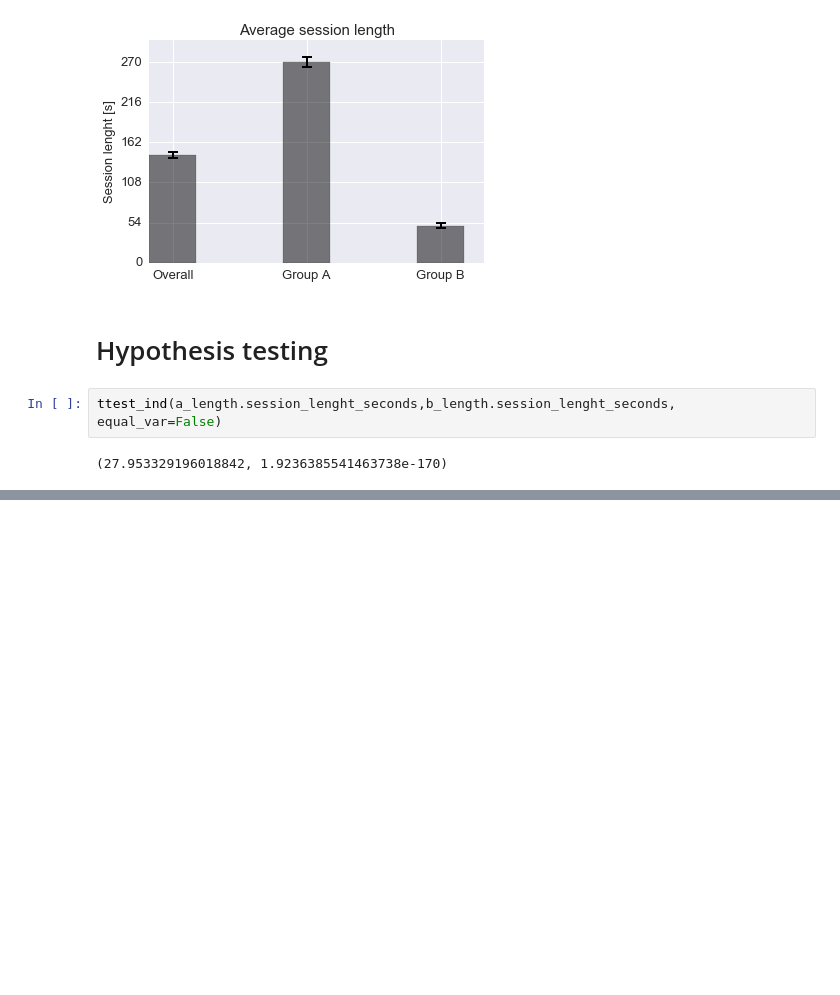
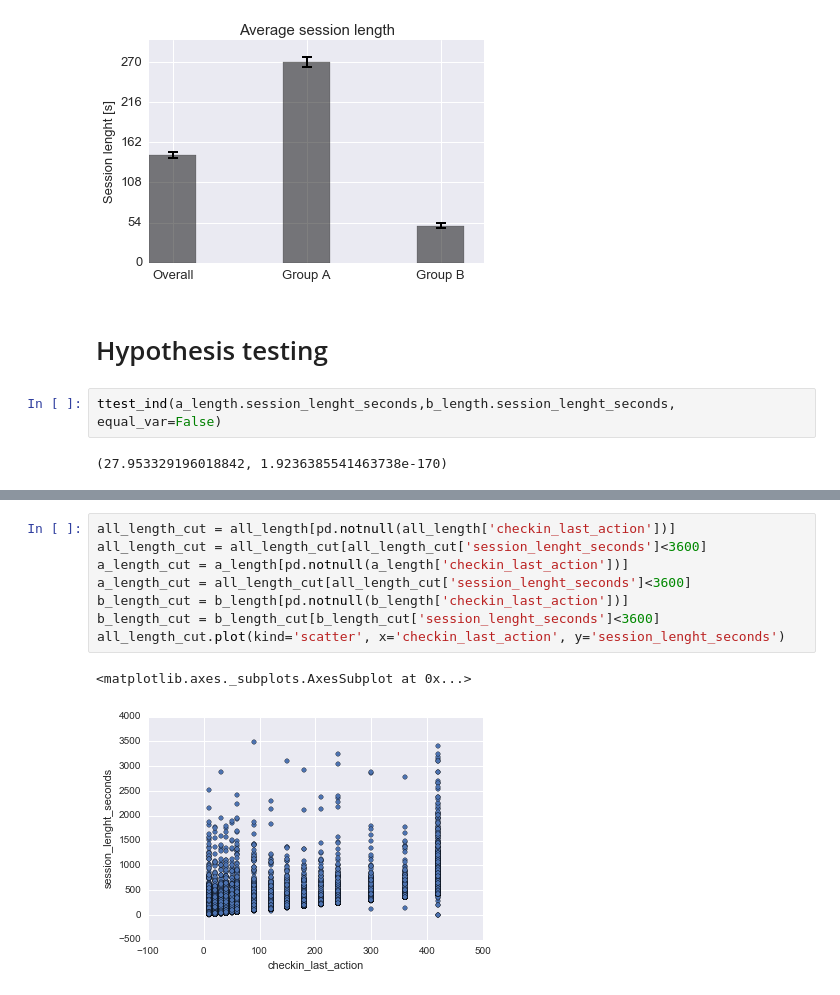
Before and after one commit to zuzannna/AB-Testing-Bayes, a Jupyter notebook: AB_Testing_Bayes.ipynb, the cells around one changed output, grey strips where cells are left out. Drawn from its saved outputs; the diff is of its cells as text; blank space fills up the shorter version.

```diff
--- a/AB_Testing_Bayes.ipynb
+++ b/AB_Testing_Bayes.ipynb
@@ -163,0 +178,11 @@ ttest_ind(a_length.session_lenght_seconds,b_length.session_lenght_seconds, equal
+# %%
+all_length_cut = all_length[pd.notnull(all_length['checkin_last_action'])]
+all_length_cut = all_length_cut[all_length_cut['session_lenght_seconds']<3600]
+a_length_cut = a_length[pd.notnull(a_length['checkin_last_action'])]
+a_length_cut = all_length_cut[all_length_cut['session_lenght_seconds']<3600]
+b_length_cut = b_length[pd.notnull(b_length['checkin_last_action'])]
+b_length_cut = b_length_cut[b_length_cut['session_lenght_seconds']<3600]
+all_length_cut.plot(kind='scatter', x='checkin_last_action', y='session_lenght_seconds')
+# %% [output]
+<matplotlib.axes._subplots.AxesSubplot at 0x...>
+[figure, added]
```
Also changed, not shown: parts of 10 cells of this notebook.
